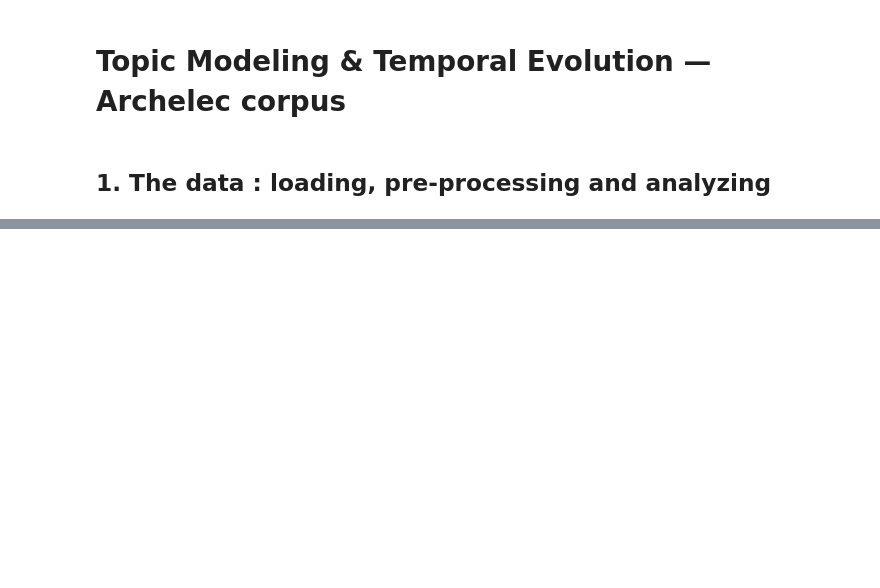
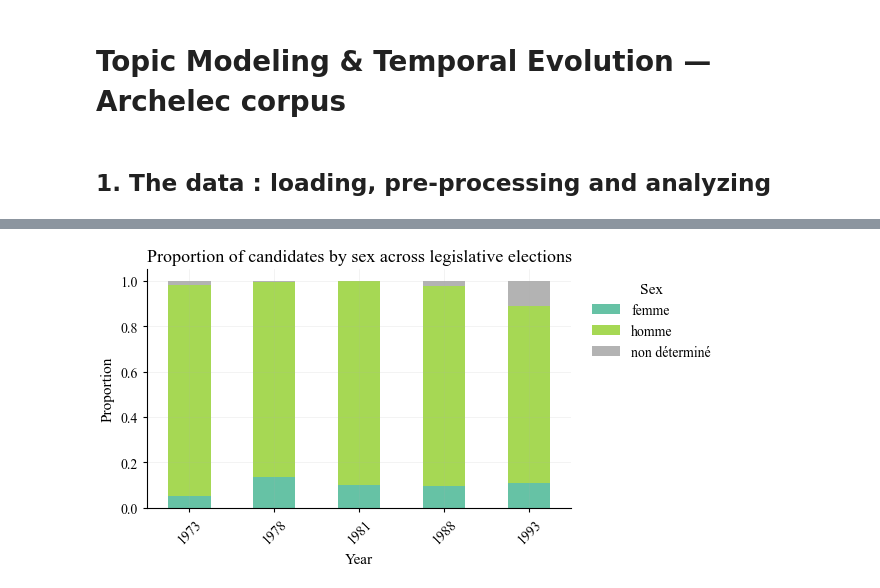
Before and after one commit to emmaleg/Archelec_NLP_topic_analysis, a Jupyter notebook: main_analysis.ipynb, the cells around one changed output, grey strips where cells are left out. Saved outputs shown, nothing was run; the diff lists cells and outputs as text; code cells hidden in the pictures; blank space fills up the shorter version.

```diff
--- a/main_analysis.ipynb
+++ b/main_analysis.ipynb
@@ -30,0 +310,19 @@ df.head()
+# %%
+# Sex distribution over time — illustrates the slow feminization of candidacies
+sex_over_time = temporal_distribution(df, group_col="titulaire-sexe")
+
+# Convert to proportions per year
+sex_props = sex_over_time.div(sex_over_time.sum(axis=1), axis=0)
+
+fig, ax = plt.subplots(figsize=(6.5, 3.5))
+sex_props.plot(kind="bar", stacked=True, ax=ax, colormap="Set2")
+ax.set_title("Proportion of candidates by sex across legislative elections")
+ax.set_xlabel("Year")
+ax.set_ylabel("Proportion")
+ax.legend(title="Sex", bbox_to_anchor=(1.02, 1), loc="upper left")
+ax.tick_params(axis="x", rotation=45)
+plt.tight_layout()
+plt.savefig("charts/03_sex_over_time.png", dpi=150)
+plt.show()
+# %% [output]
+[figure, added]
```
Also changed, not shown: parts of 32 cells of this notebook, 9 other files.
